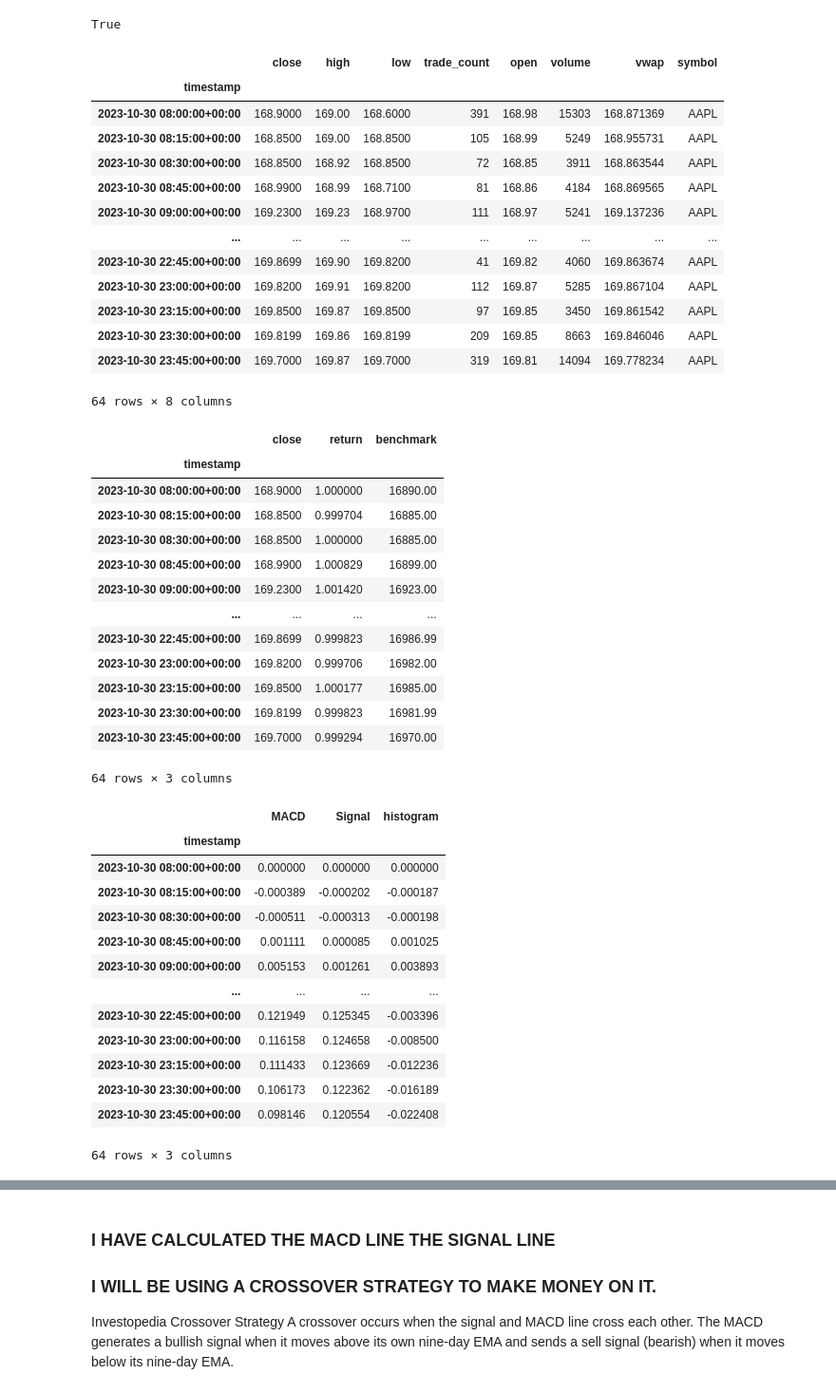
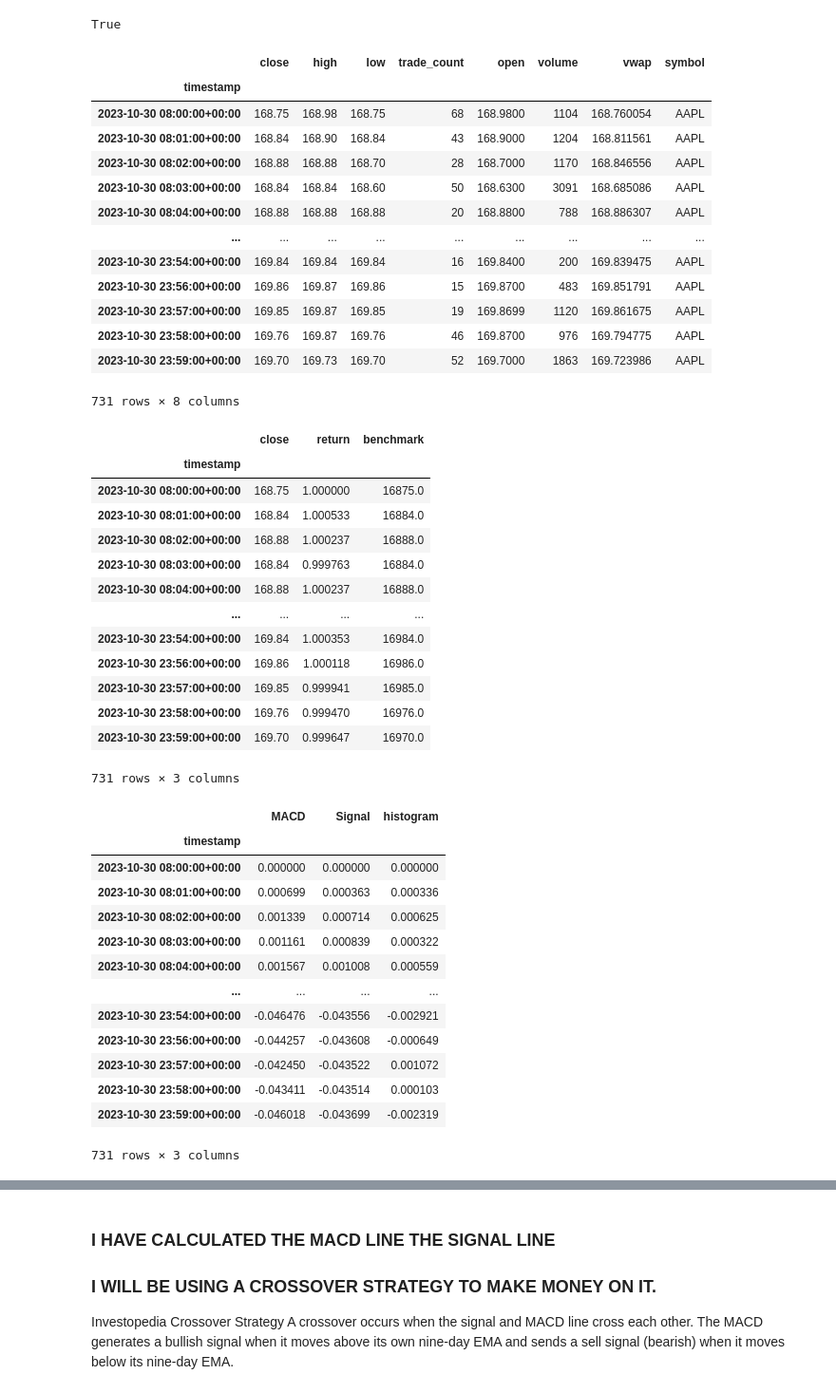
Before and after one commit to harithmd1/project1_group2, a Jupyter notebook: Momentum_MACD_Michael.ipynb, the cells around one changed output, grey strips where cells are left out. Shown at 95% size. Saved outputs shown, nothing was run; the diff lists cells and outputs as text; code cells hidden in the pictures.

```diff
--- a/Momentum_MACD_Michael.ipynb
+++ b/Momentum_MACD_Michael.ipynb
@@ -28,38 +28,38 @@ alpaca=tradeapi.REST(
 # %%
 # Format current date as ISO format
 start_time=pd.Timestamp('2023-10-30', tz='America/New_York').isoformat()
 end_time=pd.Timestamp('2023-10-31', tz='America/New_York').isoformat()
 
 # Set the tickers
 tickers = ["AAPL"]
 
 # Set timeframe to "1Minute" for Alpaca API
-timeframe = "15Min"
+timeframe = "1Min"
 
 # Get current closing prices for AAPL and SP500
 df_tickers=alpaca.get_bars(
     tickers,
     timeframe,
     start=start_time,
     end=end_time
 ).df
 
 df_tickers
 # %% [output]
 |  | close | high | low | trade_count | open | volume | vwap | symbol |
 | timestamp |  |  |  |  |  |  |  |  |
-| 2023-10-30 08:00:00+00:00 | 168.9000 | 169.00 | 168.6000 | 391 | 168.98 | 15303 | 168.871369 | AAPL |
-| 2023-10-30 08:15:00+00:00 | 168.8500 | 169.00 | 168.8500 | 105 | 168.99 | 5249 | 168.955731 | AAPL |
-| 2023-10-30 08:30:00+00:00 | 168.8500 | 168.92 | 168.8500 | 72 | 168.85 | 3911 | 168.863544 | AAPL |
-| 2023-10-30 08:45:00+00:00 | 168.9900 | 168.99 | 168.7100 | 81 | 168.86 | 4184 | 168.869565 | AAPL |
-| 2023-10-30 09:00:00+00:00 | 169.2300 | 169.23 | 168.9700 | 111 | 168.97 | 5241 | 169.137236 | AAPL |
+| 2023-10-30 08:00:00+00:00 | 168.75 | 168.98 | 168.75 | 68 | 168.9800 | 1104 | 168.760054 | AAPL |
+| 2023-10-30 08:01:00+00:00 | 168.84 | 168.90 | 168.84 | 43 | 168.9000 | 1204 | 168.811561 | AAPL |
+| 2023-10-30 08:02:00+00:00 | 168.88 | 168.88 | 168.70 | 28 | 168.7000 | 1170 | 168.846556 | AAPL |
+| 2023-10-30 08:03:00+00:00 | 168.84 | 168.84 | 168.60 | 50 | 168.6300 | 3091 | 168.685086 | AAPL |
+| 2023-10-30 08:04:00+00:00 | 168.88 | 168.88 | 168.88 | 20 | 168.8800 | 788 | 168.886307 | AAPL |
 | ... | ... | ... | ... | ... | ... | ... | ... | ... |
-| 2023-10-30 22:45:00+00:00 | 169.8699 | 169.90 | 169.8200 | 41 | 169.82 | 4060 | 169.863674 | AAPL |
-| 2023-10-30 23:00:00+00:00 | 169.8200 | 169.91 | 169.8200 | 112 | 169.87 | 5285 | 169.867104 | AAPL |
-| 2023-10-30 23:15:00+00:00 | 169.8500 | 169.87 | 169.8500 | 97 | 169.85 | 3450 | 169.861542 | AAPL |
-| 2023-10-30 23:30:00+00:00 | 169.8199 | 169.86 | 169.8199 | 209 | 169.85 | 8663 | 169.846046 | AAPL |
-| 2023-10-30 23:45:00+00:00 | 169.7000 | 169.87 | 169.7000 | 319 | 169.81 | 14094 | 169.778234 | AAPL |
+| 2023-10-30 23:54:00+00:00 | 169.84 | 169.84 | 169.84 | 16 | 169.8400 | 200 | 169.839475 | AAPL |
+| 2023-10-30 23:56:00+00:00 | 169.86 | 169.87 | 169.86 | 15 | 169.8700 | 483 | 169.851791 | AAPL |
+| 2023-10-30 23:57:00+00:00 | 169.85 | 169.87 | 169.85 | 19 | 169.8699 | 1120 | 169.861675 | AAPL |
+| 2023-10-30 23:58:00+00:00 | 169.76 | 169.87 | 169.76 | 46 | 169.8700 | 976 | 169.794775 | AAPL |
+| 2023-10-30 23:59:00+00:00 | 169.70 | 169.73 | 169.70 | 52 | 169.7000 | 1863 | 169.723986 | AAPL |
-64 rows × 8 columns
+731 rows × 8 columns
 # %%
 # Defining variables
 shares = 100
@@ -76,18 +76,18 @@ df_tickers
 # %% [output]
 |  | close | return | benchmark |
 | timestamp |  |  |  |
-| 2023-10-30 08:00:00+00:00 | 168.9000 | 1.000000 | 16890.00 |
-| 2023-10-30 08:15:00+00:00 | 168.8500 | 0.999704 | 16885.00 |
-| 2023-10-30 08:30:00+00:00 | 168.8500 | 1.000000 | 16885.00 |
-| 2023-10-30 08:45:00+00:00 | 168.9900 | 1.000829 | 16899.00 |
-| 2023-10-30 09:00:00+00:00 | 169.2300 | 1.001420 | 16923.00 |
+| 2023-10-30 08:00:00+00:00 | 168.75 | 1.000000 | 16875.0 |
+| 2023-10-30 08:01:00+00:00 | 168.84 | 1.000533 | 16884.0 |
+| 2023-10-30 08:02:00+00:00 | 168.88 | 1.000237 | 16888.0 |
+| 2023-10-30 08:03:00+00:00 | 168.84 | 0.999763 | 16884.0 |
+| 2023-10-30 08:04:00+00:00 | 168.88 | 1.000237 | 16888.0 |
 | ... | ... | ... | ... |
-| 2023-10-30 22:45:00+00:00 | 169.8699 | 0.999823 | 16986.99 |
-| 2023-10-30 23:00:00+00:00 | 169.8200 | 0.999706 | 16982.00 |
-| 2023-10-30 23:15:00+00:00 | 169.8500 | 1.000177 | 16985.00 |
-| 2023-10-30 23:30:00+00:00 | 169.8199 | 0.999823 | 16981.99 |
-| 2023-10-30 23:45:00+00:00 | 169.7000 | 0.999294 | 16970.00 |
+| 2023-10-30 23:54:00+00:00 | 169.84 | 1.000353 | 16984.0 |
+| 2023-10-30 23:56:00+00:00 | 169.86 | 1.000118 | 16986.0 |
+| 2023-10-30 23:57:00+00:00 | 169.85 | 0.999941 | 16985.0 |
+| 2023-10-30 23:58:00+00:00 | 169.76 | 0.999470 | 16976.0 |
+| 2023-10-30 23:59:00+00:00 | 169.70 | 0.999647 | 16970.0 |
-64 rows × 3 columns
+731 rows × 3 columns
 # %%
 ### Creating new Dataframe for MACD calculations
 df_macd = pd.DataFrame()
@@ -99,17 +99,17 @@ df_macd
 |  | MACD | Signal | histogram |
 | timestamp |  |  |  |
 | 2023-10-30 08:00:00+00:00 | 0.000000 | 0.000000 | 0.000000 |
-| 2023-10-30 08:15:00+00:00 | -0.000389 | -0.000202 | -0.000187 |
-| 2023-10-30 08:30:00+00:00 | -0.000511 | -0.000313 | -0.000198 |
-| 2023-10-30 08:45:00+00:00 | 0.001111 | 0.000085 | 0.001025 |
-| 2023-10-30 09:00:00+00:00 | 0.005153 | 0.001261 | 0.003893 |
+| 2023-10-30 08:01:00+00:00 | 0.000699 | 0.000363 | 0.000336 |
+| 2023-10-30 08:02:00+00:00 | 0.001339 | 0.000714 | 0.000625 |
+| 2023-10-30 08:03:00+00:00 | 0.001161 | 0.000839 | 0.000322 |
+| 2023-10-30 08:04:00+00:00 | 0.001567 | 0.001008 | 0.000559 |
 | ... | ... | ... | ... |
-| 2023-10-30 22:45:00+00:00 | 0.121949 | 0.125345 | -0.003396 |
-| 2023-10-30 23:00:00+00:00 | 0.116158 | 0.124658 | -0.008500 |
-| 2023-10-30 23:15:00+00:00 | 0.111433 | 0.123669 | -0.012236 |
-| 2023-10-30 23:30:00+00:00 | 0.106173 | 0.122362 | -0.016189 |
-| 2023-10-30 23:45:00+00:00 | 0.098146 | 0.120554 | -0.022408 |
+| 2023-10-30 23:54:00+00:00 | -0.046476 | -0.043556 | -0.002921 |
+| 2023-10-30 23:56:00+00:00 | -0.044257 | -0.043608 | -0.000649 |
+| 2023-10-30 23:57:00+00:00 | -0.042450 | -0.043522 | 0.001072 |
+| 2023-10-30 23:58:00+00:00 | -0.043411 | -0.043514 | 0.000103 |
+| 2023-10-30 23:59:00+00:00 | -0.046018 | -0.043699 | -0.002319 |
-64 rows × 3 columns
+731 rows × 3 columns
 # %%
 ### Plotting Close price
 
```
Also changed, not shown: parts of 2 cells of this notebook.
